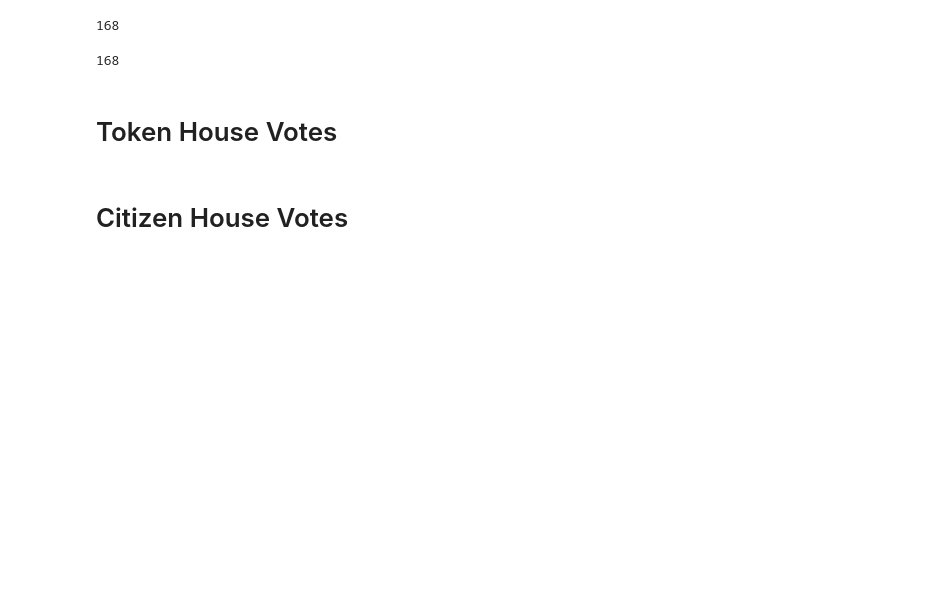
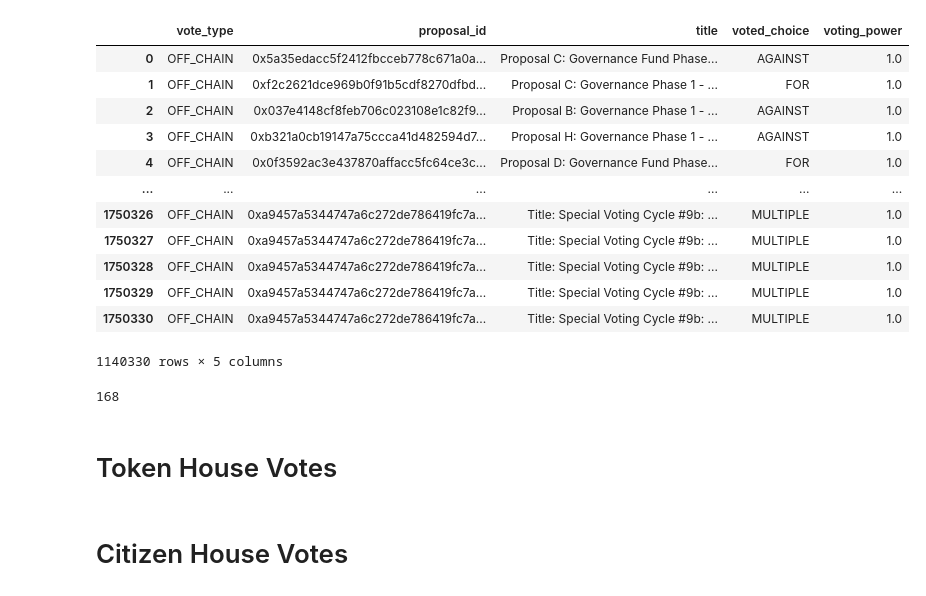
Before and after one commit to BilalBAI/op-concentration, a Jupyter notebook: data_analysis/data_processor.ipynb, the cells around one changed output. Saved outputs shown, nothing was run; the diff lists cells and outputs as text; code cells hidden in the pictures; blank space fills up the shorter version.

Commit message:
update summary data

```diff
--- a/data_analysis/data_processor.ipynb
+++ b/data_analysis/data_processor.ipynb
@@ -6,10 +6,22 @@ df_proposals_votes = pd.read_csv("./raw_data/2024-07-01_optimism_proposals_votes
 df_proposals_votes.proposal_id = df_proposals_votes.proposal_id.apply(lambda x: str(hex(int(x[18:]))) if 'Proposal|Proposal|' in x else x)
 # fill na otherwise groupby will drop rows
 df_proposals_votes = df_proposals_votes.fillna('N/A')
-# %%
-len(df_proposals_votes.proposal_id.unique())
-# %% [output]
-168
+# %%
+df_summary.loc[df_summary['vote_type']=='OFF_CHAIN']
+# %% [output]
+|  | vote_type | proposal_id | title | voted_choice | voting_power |
+| 0 | OFF_CHAIN | 0x5a35edacc5f2412fbcceb778c671a0a... | Proposal C: Governance Fund Phase... | AGAINST | 1.0 |
+| 1 | OFF_CHAIN | 0xf2c2621dce969b0f91b5cdf8270dfbd... | Proposal C: Governance Phase 1 - ... | FOR | 1.0 |
+| 2 | OFF_CHAIN | 0x037e4148cf8feb706c023108e1c82f9... | Proposal B: Governance Phase 1 - ... | AGAINST | 1.0 |
+| 3 | OFF_CHAIN | 0xb321a0cb19147a75ccca41d482594d7... | Proposal H: Governance Phase 1 - ... | AGAINST | 1.0 |
+| 4 | OFF_CHAIN | 0x0f3592ac3e437870affacc5fc64ce3c... | Proposal D: Governance Fund Phase... | FOR | 1.0 |
+| ... | ... | ... | ... | ... | ... |
+| 1750326 | OFF_CHAIN | 0xa9457a5344747a6c272de786419fc7a... | Title: Special Voting Cycle #9b: ... | MULTIPLE | 1.0 |
+| 1750327 | OFF_CHAIN | 0xa9457a5344747a6c272de786419fc7a... | Title: Special Voting Cycle #9b: ... | MULTIPLE | 1.0 |
+| 1750328 | OFF_CHAIN | 0xa9457a5344747a6c272de786419fc7a... | Title: Special Voting Cycle #9b: ... | MULTIPLE | 1.0 |
+| 1750329 | OFF_CHAIN | 0xa9457a5344747a6c272de786419fc7a... | Title: Special Voting Cycle #9b: ... | MULTIPLE | 1.0 |
+| 1750330 | OFF_CHAIN | 0xa9457a5344747a6c272de786419fc7a... | Title: Special Voting Cycle #9b: ... | MULTIPLE | 1.0 |
+1140330 rows × 5 columns
 # %%
 
 df_summary = df_proposals_votes[['vote_type','proposal_id','title','voted_choice','voting_power']].copy()
```
Also changed, not shown: parts of 4 cells of this notebook, 1 other file.
